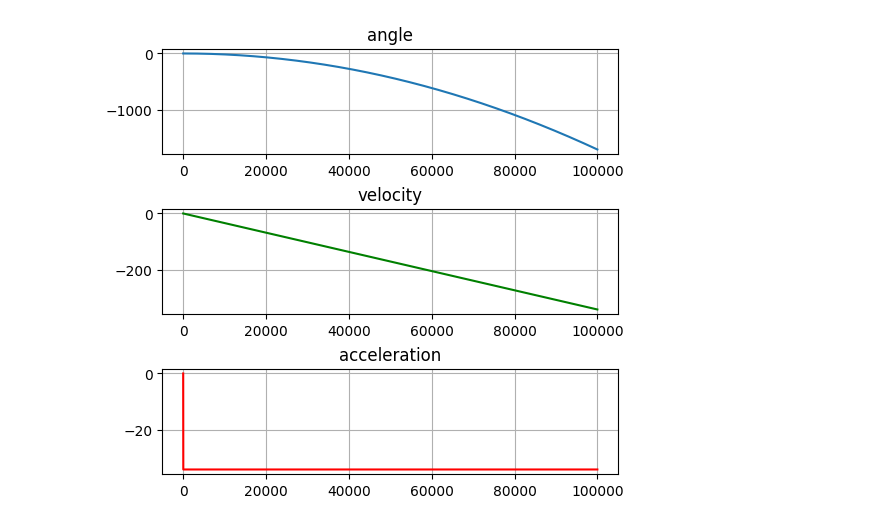
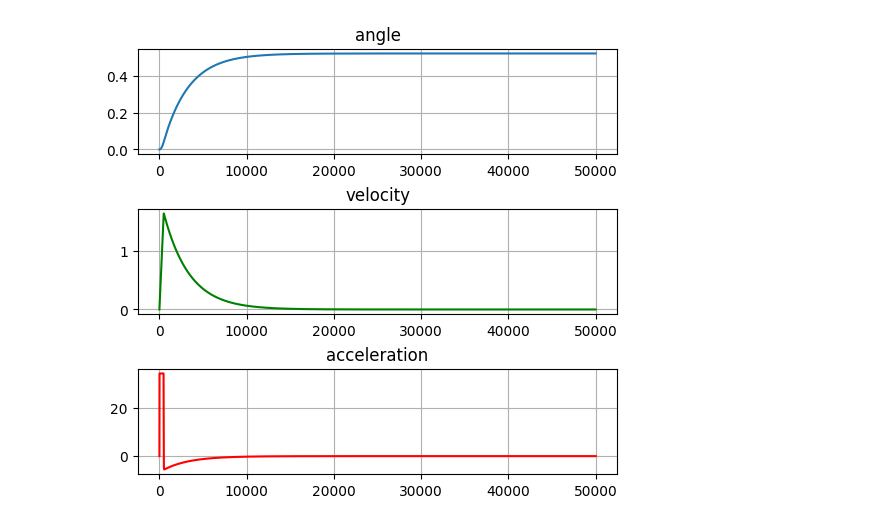
Before and after one commit to anton1evdokimov/flight_simulation, a Jupyter notebook: notebook_angular_PID.ipynb, the cells around one changed output. Drawn from its saved outputs; the diff is of its cells as text; code cells hidden in the pictures.

Commit message:
describeVelocity

```diff
--- a/notebook_angular_PID.ipynb
+++ b/notebook_angular_PID.ipynb
@@ -113,9 +113,10 @@ class ControlSystem():
         # Установим предыдущую ошибку для использования в дальнейших итерациях
         self.pastError = self.error
         # Вызовем звено насыщения для ограничения максимального управляющего воздействия
-        u = saturation(u, self.velocityСontrolLimit)
+        desiredVelocity = saturation(u, self.velocityСontrolLimit)
 
-        return u  # целевая угловая скроксть
+        # установка целевой угловой скроксти
+        self.setDesiredVelocity(desiredVelocity)
 
     def velocity_PID(self, currentVelocity, dt):
         self.velocityError = self.desiredVelocity - currentVelocity
@@ -171,8 +172,8 @@ class Simulator():
             # self.timeList.append(time)
 
             # рассчитываем новое управляющие воздействие на основе текущего угла ЛА
-            u = self.controlSys.angle_PID(angle, self.dt)
-            Acmd = self.controlSys.velocity_PID(u, self.dt)
+            self.controlSys.angle_PID(angle, self.dt)
+            Acmd = self.controlSys.velocity_PID(velocity, self.dt)
 
             self.dynamicModel.calculateParams(Acmd, self.dt)
             # увеличиваем время на dt, то есть на шаг моделирования
@@ -202,16 +203,16 @@ class Simulator():
 '''
  Объявим параметры для моделирования
 '''
-k_p = 290  # коэффициент Пропорционального регулирования
+k_p = 310  # коэффициент Пропорционального регулирования
 k_i = 0  # коэффициент Интегрального регулирования
-k_d = 0  # коэффициент Дифференциального регулирования
+k_d = 90  # коэффициент Дифференциального регулирования
 
-k_p_v = 390  # коэффициент Пропорционального регулирования для контура по скорости
+k_p_v = 290  # коэффициент Пропорционального регулирования для контура по скорости
 k_i_v = 0  # коэффициент Интегрального регулирования для контура по скорости
 k_d_v = 0  # коэффициент Дифференциального регулирования для контура по скорости
 
 dt = 0.0001  # шаг моделирования системы, сек
-Tend = 10  # конечное время моделирования, сек
+Tend = 5  # конечное время моделирования, сек
 Tcmd = 90  # требуемая тяга
 
 # Коэффициент тяги двигателя ЛА
@@ -222,31 +223,31 @@ Iy = 7.16914e-05
 l = 0.17
 # Ограничение на угловую скорость поворота по углу тангажа, рад/сек
 velocityControlLimit = 10000
 accelerationControlLimit = 1000
 omegaVelocityСontrolLimit = 10000
 
 '''
 Создадим объект контроллера и объект для нашей математической модели
 '''
 controller = ControlSystem(
     k_p, k_i, k_d, k_p_v, k_i_v, k_d_v,  velocityControlLimit, accelerationControlLimit)
 
 uavSimpleDynamic = VehicleSimpleDynamic(
     k_b, l, Iy, 0, 0, 0, omegaVelocityСontrolLimit)
 
 '''
 Установим целевой угол тангажа для нашей системы
 '''
 desiredAngle = pi/6  # 30 degrees
 desiredVelocity = 1
 controller.setDesiredAngle(desiredAngle)
 controller.setDesiredVelocity(desiredVelocity)
 
 """
 Создадим объект симулятора и передадим в него контроллер и математическую модель
 """
 sim = Simulator(Tend, dt, controller, uavSimpleDynamic)
 sim.runSimulation()  # запуск симулятора
 sim.showPlots()  # построение графиков
 # %% [output]
-[figure, old version]
+[figure, new version]
```
